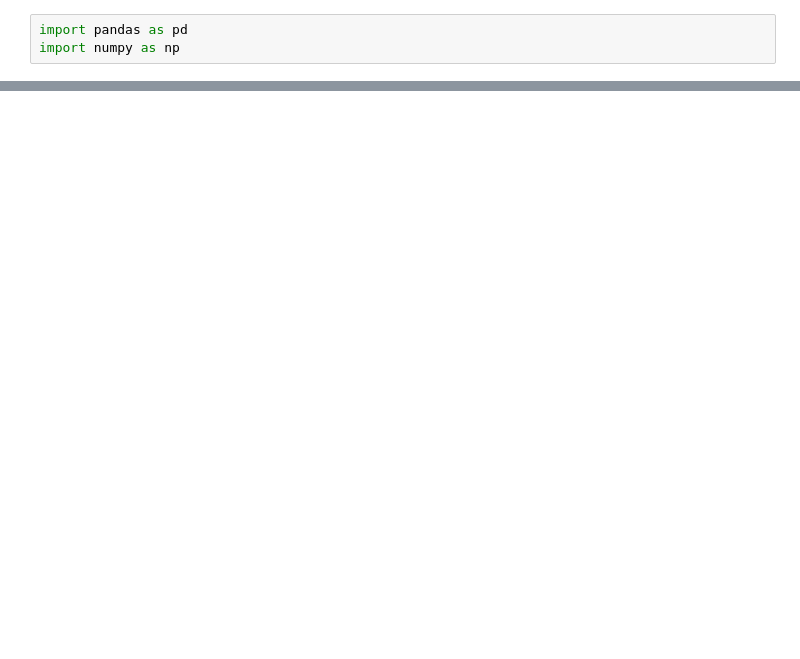
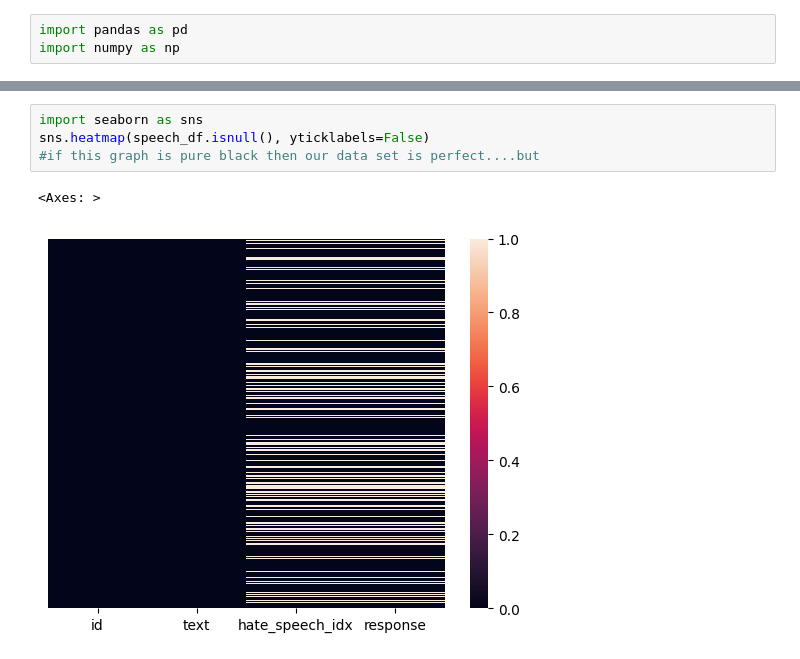
Before and after one commit to spring-board-b2-hate-speech/Group-3, a Jupyter notebook: Hate Speech Detection(Reddit).ipynb, the cells around one changed output, grey strips where cells are left out. Drawn from its saved outputs; the diff is of its cells as text; blank space fills up the shorter version.

```diff
--- a/Hate Speech Detection(Reddit).ipynb
+++ b/Hate Speech Detection(Reddit).ipynb
@@ -66,0 +57,7 @@ df.head()
+# %%
+import seaborn as sns
+sns.heatmap(speech_df.isnull(), yticklabels=False)
+#if this graph is pure black then our data set is perfect....but
+# %% [output]
+<Axes: >
+[figure, added]
```
Also changed, not shown: parts of 12 cells of this notebook.
